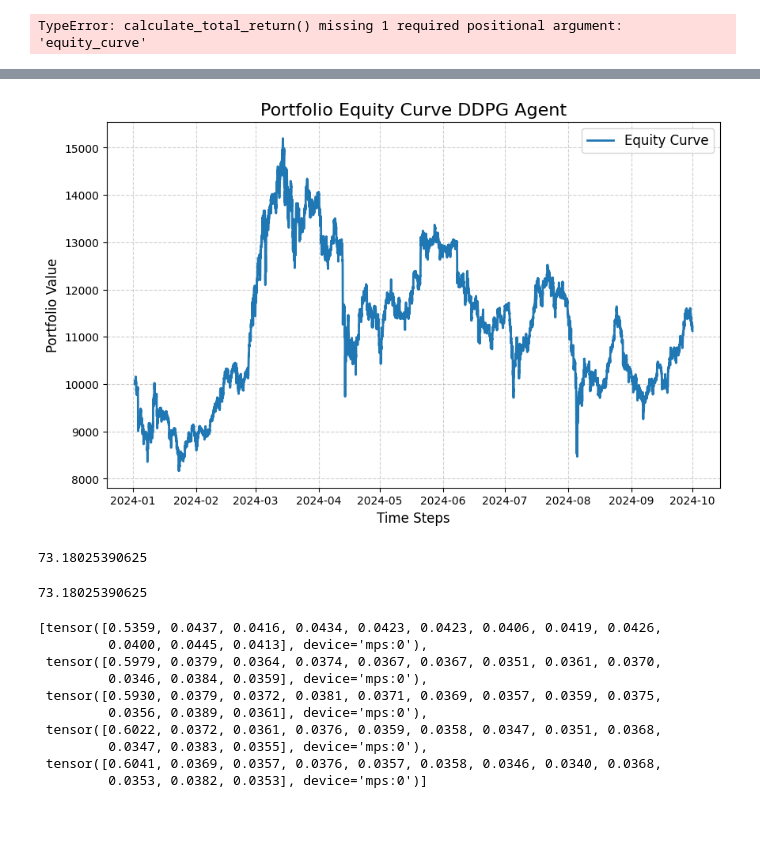
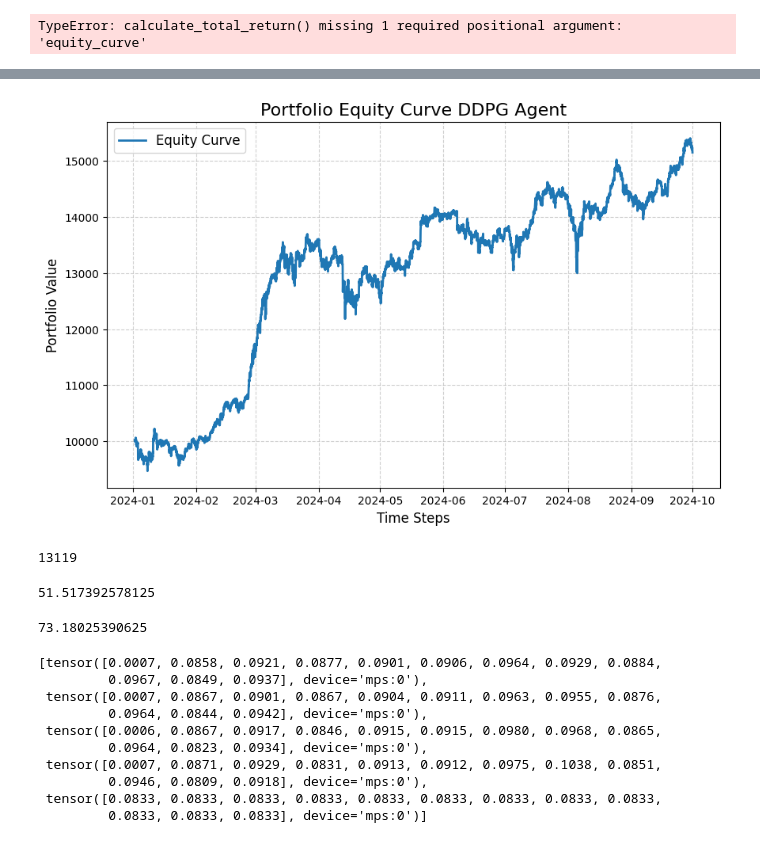
Before and after one commit to mrajancsr/deep-policy-gradient-portfolio, a Jupyter notebook: ddpgportfolio/agent/test.ipynb, the cells around one changed output, grey strips where cells are left out. Drawn from its saved outputs; the diff is of its cells as text; code cells hidden in the pictures.

```diff
--- a/ddpgportfolio/agent/test.ipynb
+++ b/ddpgportfolio/agent/test.ipynb
@@ -114,40 +114,44 @@ ds = KrakenDataSet(portfolio, 50, 1)
 cl_price = portfolio.get_close_price()
 dates = cl_price.index
 
 
 pf_previous = 10000
 agent_equity_curve = [pf_previous]
 total_reward = 0
 weights = []
 
-for i in range(len(ds) + 48):
+for i in range(len(ds) + 49):
     Xt, prev_index = ds[i]
     yt = 1 / Xt[0, :, -2]
     yt = torch.concat([torch.ones(1), yt], dim=-1)
     wt = agent.pvm.get_memory_stack(prev_index + 1)
     wt_cash = 1 - wt.sum()
     wt = torch.concat([wt_cash.unsqueeze(0), wt], dim=-1)
     weights.append(wt)
     reward = torch.dot(wt, yt)
     pf_current = pf_previous * reward
     agent_equity_curve.append(pf_current.item())
     pf_previous = pf_current
 
 # Plot the equity curve
 plt.figure(figsize=(10, 6))
-plt.plot(dates[50:], agent_equity_curve, label="Equity Curve", linewidth=2)
+plt.plot(dates[49:], agent_equity_curve, label="Equity Curve", linewidth=2)
 plt.title("Portfolio Equity Curve DDPG Agent", fontsize=16)
 plt.xlabel("Time Steps", fontsize=12)
 plt.ylabel("Portfolio Value", fontsize=12)
 plt.grid(True, linestyle="--", alpha=0.6)
 plt.legend(fontsize=12)
 plt.show()
 # %% [output]
-[figure, old version]
+[figure, new version]
+# %%
+prev_index
+# %% [output]
+13119
 # %%
 calculate_total_return(agent_equity_curve)
 # %% [output]
-73.18025390625
+51.517392578125
 # %%
 calculate_total_return(agent_equity_curve)
 # %% [output]
@@ -157,13 +161,13 @@ portfolio.asset_names
 # %%
 weights[-5:]
 # %% [output]
-[tensor([0.5359, 0.0437, 0.0416, 0.0434, 0.0423, 0.0423, 0.0406, 0.0419, 0.0426,
-         0.0400, 0.0445, 0.0413], device='mps:0'),
- tensor([0.5979, 0.0379, 0.0364, 0.0374, 0.0367, 0.0367, 0.0351, 0.0361, 0.0370,
-         0.0346, 0.0384, 0.0359], device='mps:0'),
- tensor([0.5930, 0.0379, 0.0372, 0.0381, 0.0371, 0.0369, 0.0357, 0.0359, 0.0375,
-         0.0356, 0.0389, 0.0361], device='mps:0'),
- tensor([0.6022, 0.0372, 0.0361, 0.0376, 0.0359, 0.0358, 0.0347, 0.0351, 0.0368,
-         0.0347, 0.0383, 0.0355], device='mps:0'),
- tensor([0.6041, 0.0369, 0.0357, 0.0376, 0.0357, 0.0358, 0.0346, 0.0340, 0.0368,
-         0.0353, 0.0382, 0.0353], device='mps:0')]
+[tensor([0.0007, 0.0858, 0.0921, 0.0877, 0.0901, 0.0906, 0.0964, 0.0929, 0.0884,
+         0.0967, 0.0849, 0.0937], device='mps:0'),
+ tensor([0.0007, 0.0867, 0.0901, 0.0867, 0.0904, 0.0911, 0.0963, 0.0955, 0.0876,
+         0.0964, 0.0844, 0.0942], device='mps:0'),
+ tensor([0.0006, 0.0867, 0.0917, 0.0846, 0.0915, 0.0915, 0.0980, 0.0968, 0.0865,
+         0.0964, 0.0823, 0.0934], device='mps:0'),
+ tensor([0.0007, 0.0871, 0.0929, 0.0831, 0.0913, 0.0912, 0.0975, 0.1038, 0.0851,
+         0.0946, 0.0809, 0.0918], device='mps:0'),
+ tensor([0.0833, 0.0833, 0.0833, 0.0833, 0.0833, 0.0833, 0.0833, 0.0833, 0.0833,
+         0.0833, 0.0833, 0.0833], device='mps:0')]
```
Also changed, not shown: parts of 15 cells of this notebook, 4 other files.
